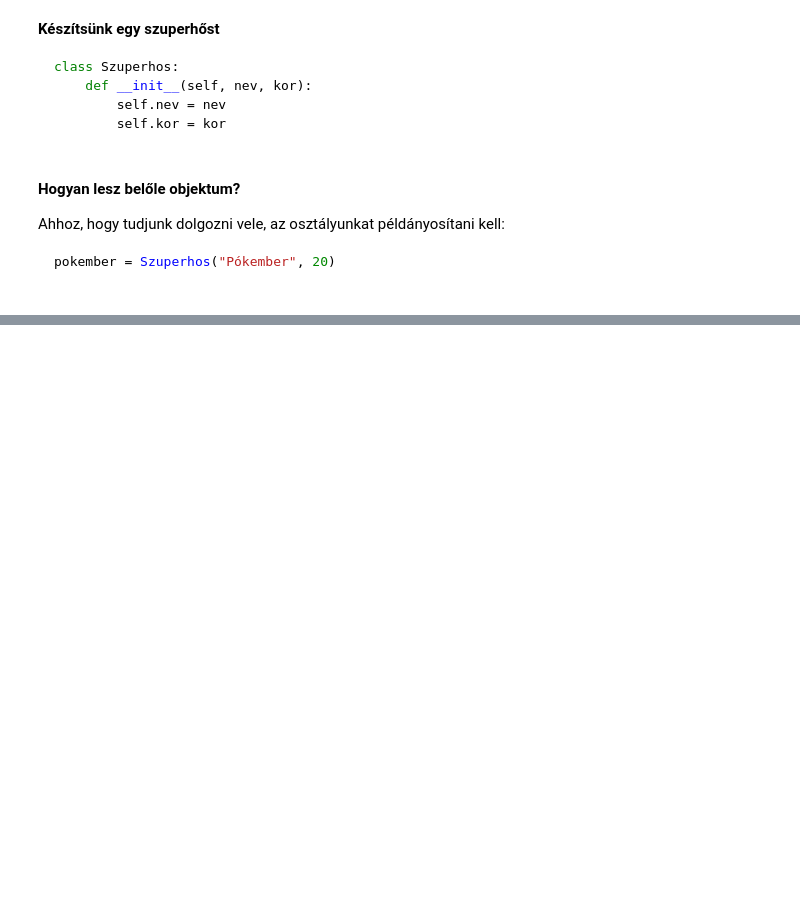
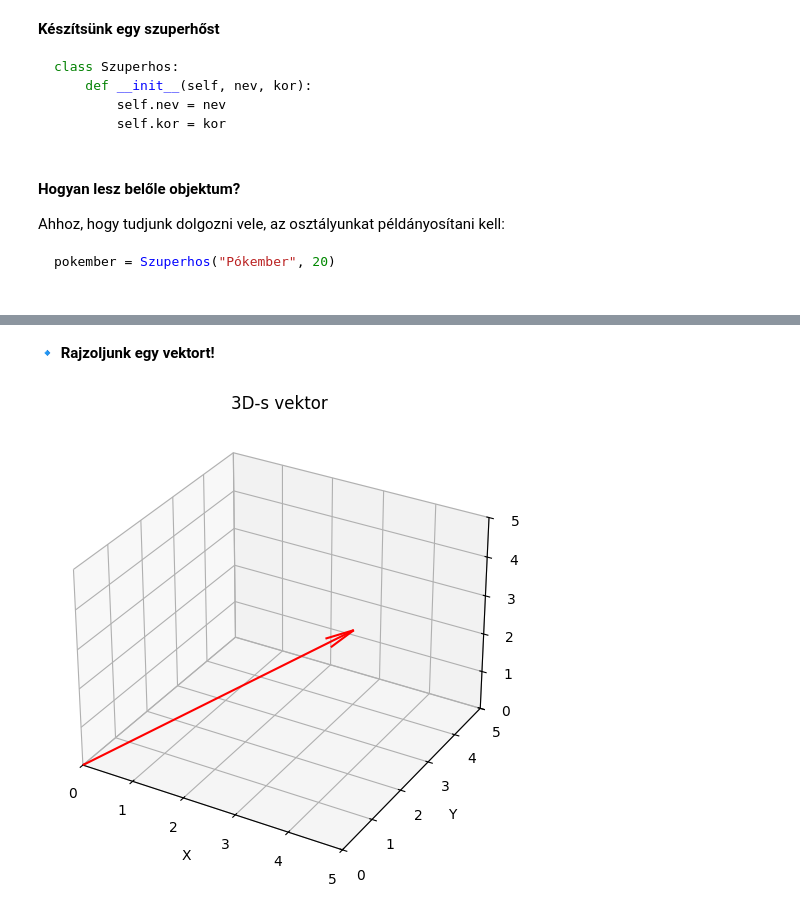
Before and after one commit to BBotond03/ATAMA_2025, a Jupyter notebook: ora_2-Linearis_transzformaciok/ora_2-Linearis_Transzformaciok.ipynb, the cells around one changed output, grey strips where cells are left out. Drawn from its saved outputs; the diff is of its cells as text; code cells hidden in the pictures; blank space fills up the shorter version.

```diff
--- a/ora_2-Linearis_transzformaciok/ora_2-Linearis_Transzformaciok.ipynb
+++ b/ora_2-Linearis_transzformaciok/ora_2-Linearis_Transzformaciok.ipynb
@@ -217,0 +254,31 @@ print(f"Conjugate of z1: {z5}")
+# %% [markdown]
+**🔹 Rajzoljunk egy vektort!**
+# %%
+import matplotlib.pyplot as plt
+import mpl_toolkits.mplot3d # Axes3D kell majd nekünk innen
+
+# 3D-s ábra készítése
+fig = plt.figure(figsize=(6, 6)) # kép méret beállítása
+myPlot = fig.add_subplot(111, projection='3d') # hozzáadok egy 3d-s plotot, 111: 1 sor, 1 oszlop, és ez az 1. subplot
+
+# A vektor definiálása (kezdő és végpont koordinátáival)
+x, y, z = 0, 0, 0  # origó
+u, v, w = 3, 4, 2  # vektor koordinátái
+
+# Rajzoljuk ki a vektort
+myPlot.quiver(x, y, z, u, v, w, color='r', arrow_length_ratio=0.1)
+
+# Tengelyek intervallumainak beállítása
+myPlot.set_xlim([0, 5])
+myPlot.set_ylim([0, 5])
+myPlot.set_zlim([0, 5])
+
+# Tengelyfeliratok és az ábra címe
+myPlot.set_xlabel('X')
+myPlot.set_ylabel('Y')
+myPlot.set_zlabel('Z')
+myPlot.set_title("3D-s vektor")
+
+plt.show()
+# %% [output]
+[figure, added]
```
Also changed, not shown: parts of 11 cells of this notebook.
